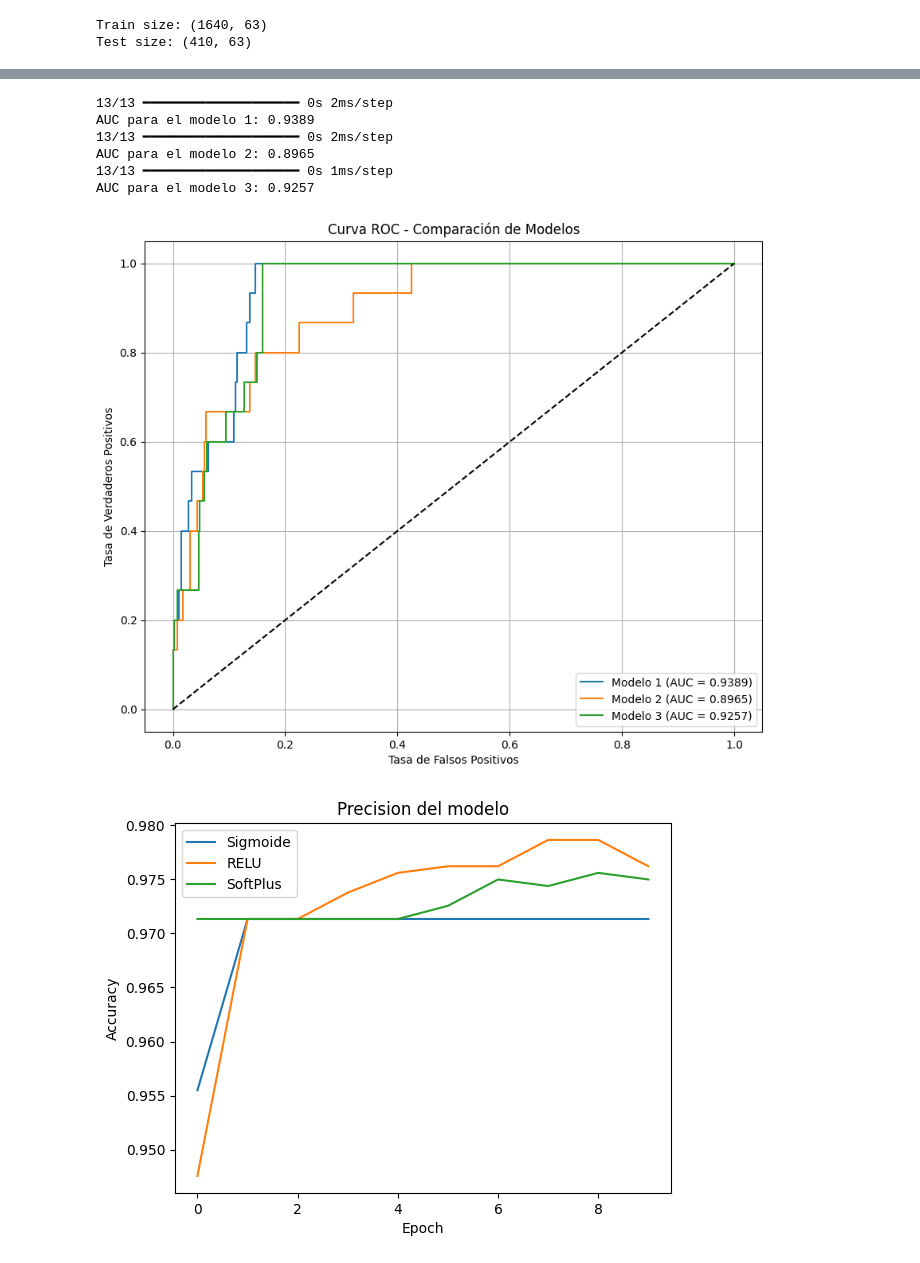
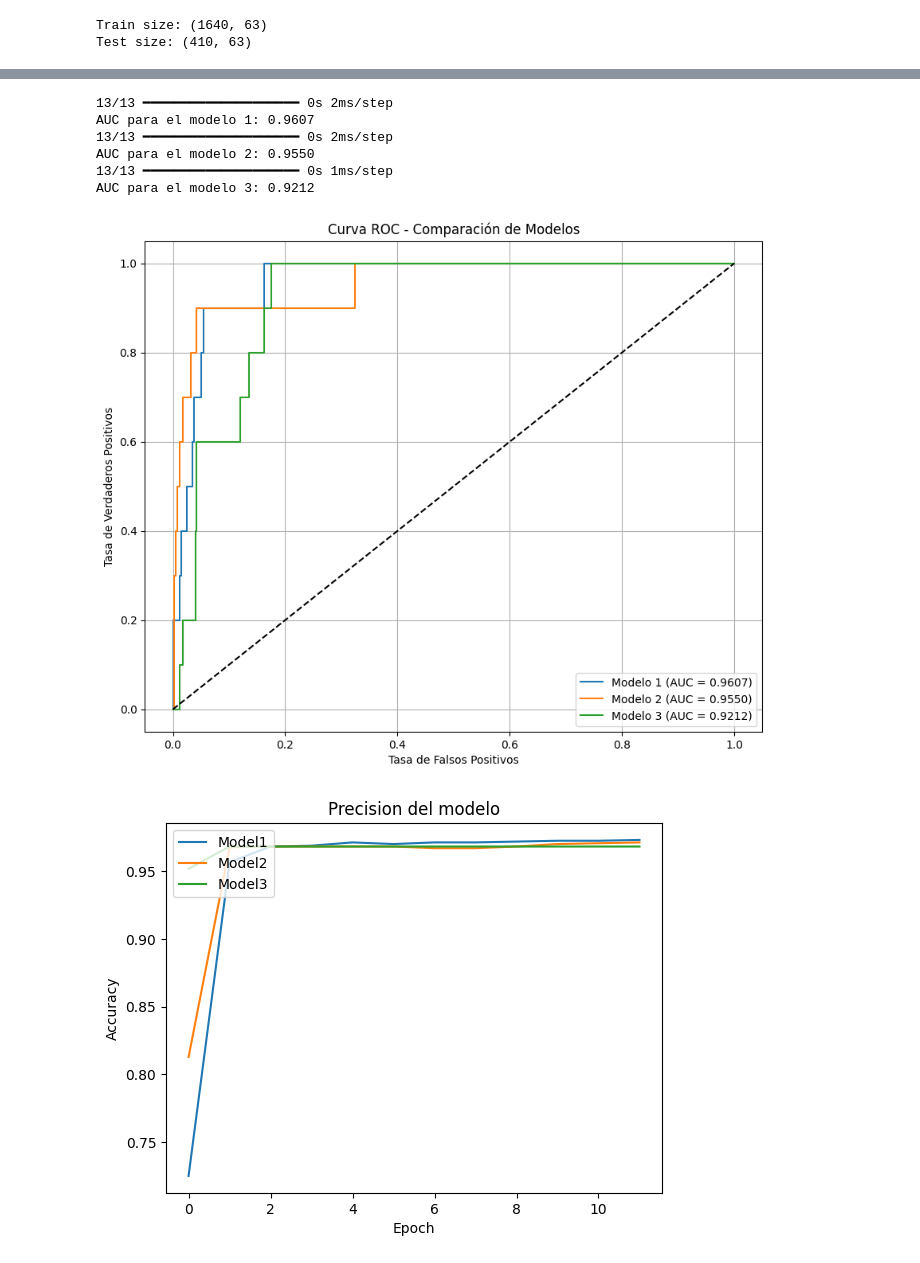
Before and after one commit to molinamarriott/challenge_deep_learning, a Jupyter notebook: code.ipynb, the cells around one changed output, grey strips where cells are left out. Drawn from its saved outputs; the diff is of its cells as text; code cells hidden in the pictures.

```diff
--- a/code.ipynb
+++ b/code.ipynb
@@ -63,20 +71,21 @@ class OutlierClipper(BaseEstimator, TransformerMixin):
         self.is_numeric_ = None
 
     def fit(self, X, y=None):
-        # Guardar cuáles columnas son numéricas
         self.is_numeric_ = {col: np.issubdtype(X[col].dtype, np.number)
-                           for col in X.columns}
-
-        # Calcular media y desviación estándar solo para columnas numéricas
+                            for col in X.columns}
         self.means_ = {}
         self.stds_ = {}
 
         for col in X.columns:
             if self.is_numeric_[col]:
-                self.means_[col] = X[col].mean()
-                self.stds_[col] = X[col].std()
+                lower = X[col].quantile(0.01)
+                upper = X[col].quantile(0.98)
+                filtered = X[col][(X[col] >= lower) & (X[col] <= upper)]
+                self.means_[col] = filtered.mean()
+                self.stds_[col] = filtered.std()
 
         return self
+
 
     def transform(self, X):
         X_transformed = X.copy()
@@ -339,24 +377,25 @@ Variables eliminadas por alta correlación:
 # %%
 model1 = Sequential()
-model1.add(Dense(16, input_dim=X_train_transformed.shape[1], activation='sigmoid'))
-model1.add(Dense(8, activation='sigmoid'))
+model1.add(Dense(16, input_dim=X_train_transformed.shape[1], activation='tanh'))
+model1.add(Dense(8, activation='tanh'))
 model1.add(Dense(1, activation='sigmoid'))
 
 model2 = Sequential()
-model2.add(Dense(16, input_dim=X_train_transformed.shape[1], activation='relu'))
-model2.add(Dense(8, activation='relu'))
+model2.add(Dense(8, input_dim=X_train_transformed.shape[1], activation='tanh'))
+model2.add(Dense(8, activation='tanh'))
+model2.add(Dense(8, activation='tanh'))
 model2.add(Dense(1, activation='sigmoid'))
 
 model3 = Sequential()
-model3.add(Dense(16, input_dim=X_train_transformed.shape[1], activation='softplus'))
-model3.add(Dense(8, activation='softplus'))
+model3.add(Dense(16, input_dim=X_train_transformed.shape[1], activation='relu'))
+model3.add(Dense(16, activation='relu'))
 model3.add(Dense(1, activation='sigmoid'))
 # %%
 model1.compile(loss='binary_crossentropy', optimizer='adam', metrics=['accuracy'])
 model2.compile(loss='binary_crossentropy', optimizer='adam', metrics=['accuracy'])
 model3.compile(loss='binary_crossentropy', optimizer='adam', metrics=['accuracy'])
 # %%
-history1=model1.fit(X_train_transformed, y_train, epochs=10, batch_size=10 )
-history2=model2.fit(X_train_transformed, y_train, epochs=10, batch_size=10 )
-history3=model3.fit(X_train_transformed, y_train, epochs=10, batch_size=10 )
+history1=model1.fit(X_train_transformed, y_train, epochs=12, batch_size=16 )
+history2=model2.fit(X_train_transformed, y_train, epochs=12, batch_size=10 )
+history3=model3.fit(X_train_transformed, y_train, epochs=12, batch_size=16 )
 # %% [output]
@@ -439,25 +478,25 @@ plt.grid(True)
 plt.show()
 # %% [output]
 13/13 ━━━━━━━━━━━━━━━━━━━━ 0s 2ms/step
-AUC para el modelo 1: 0.9389
+AUC para el modelo 1: 0.9607
 13/13 ━━━━━━━━━━━━━━━━━━━━ 0s 2ms/step
-AUC para el modelo 2: 0.8965
+AUC para el modelo 2: 0.9550
 13/13 ━━━━━━━━━━━━━━━━━━━━ 0s 1ms/step
-AUC para el modelo 3: 0.9257
+AUC para el modelo 3: 0.9212
-[figure, old version]
+[figure, new version]
 # %%
 plt.figure(1)
 # Graficar accuracy del modelo
 plt.title('Precision del modelo')
 plt.ylabel('Accuracy')
 plt.xlabel('Epoch')
 plt.plot(history1.history['accuracy'])
 plt.plot(history2.history['accuracy'])
 plt.plot(history3.history['accuracy'])
 
-plt.legend(['Sigmoide', 'RELU', 'SoftPlus'], loc='upper left')
+plt.legend(['Model1', 'Model2', 'Model3'], loc='upper left')
 plt.show()
 # %% [output]
-[figure, old version]
+[figure, new version]
 # %%
 
```
Also changed, not shown: parts of 13 cells of this notebook, 5 other files.
